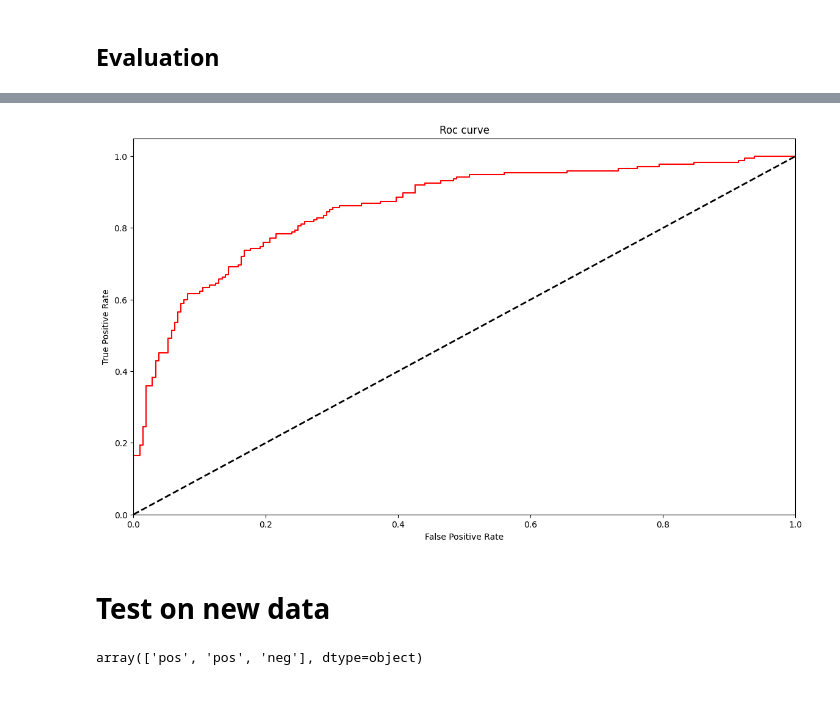
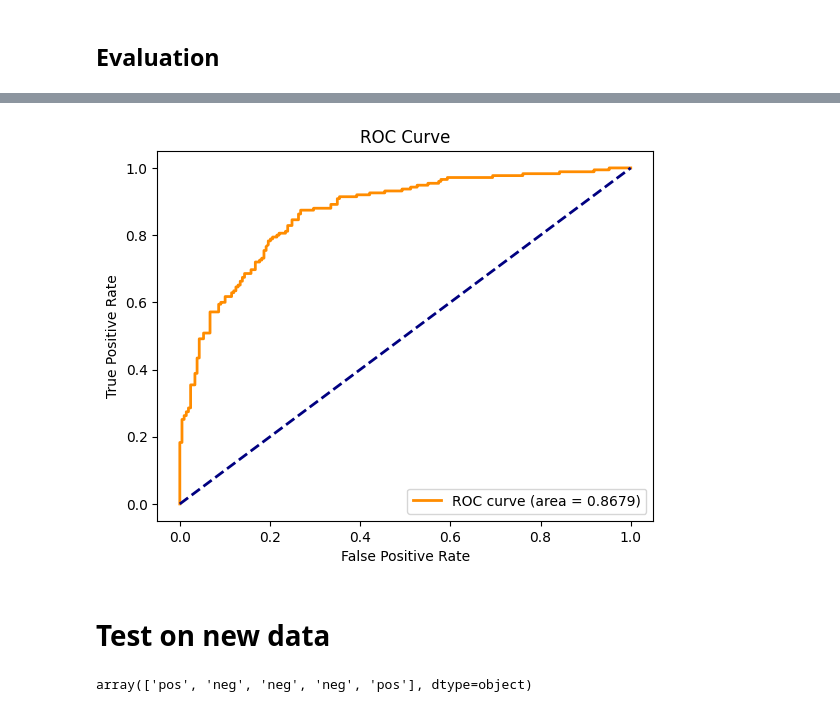
Before and after one commit to suryaadi44/svm-sentiment-analysis, a Jupyter notebook: sentiment.ipynb, the cells around one changed output, grey strips where cells are left out. Drawn from its saved outputs; the diff is of its cells as text; code cells hidden in the pictures.

Commit message:
fix preprocessing step

```diff
--- a/sentiment.ipynb
+++ b/sentiment.ipynb
@@ -123,9 +98,8 @@ def remove_stopwords(tweet):
 # %%
 # Stemming using Sastrawi
-from Sastrawi.Stemmer.StemmerFactory import StemmerFactory
-factory = StemmerFactory()
+stemmerFactory = StemmerFactory()
 
-stemmer = factory.create_stemmer()
+stemmer = stemmerFactory.create_stemmer()
 
 def stemming(tweet):
     return [stemmer.stem(word) for word in tweet]
@@ -148,0 +106,12 @@ vectorizer = TfidfVectorizer(
+# %%
+# Apply all preprocessing step except Vectorization
+def preprocess(tweet):
+    tweet = regexOperation(tweet)
+    tweet = tokenize(tweet)
+    tweet = remove_stopwords(tweet)
+    tweet = stemming(tweet)
+    tweet = ' '.join(tweet)
+    return tweet
+
+df['tweet'] = df['tweet'].apply(preprocess)
+df.head()
@@ -159,16 +141,16 @@ le = LabelEncoder()
 y_train_encoded = le.fit_transform(y_train)
 y_test_encoded = le.transform(y_test)
 # %%
-kfolds = StratifiedKFold(n_splits=5, shuffle=True, random_state=1)
+# K-Fold Cross Validation for Hyperparameter Tuning
+kfolds = StratifiedKFold(n_splits=10, shuffle=True, random_state=1)
 # %%
 # Train SVM model
 np.random.seed(1)
 
-pipeline_svm = make_pipeline(vectorizer,
-                            SVC(probability=True, kernel="linear", class_weight="balanced"))
+pipeline_svm = make_pipeline(vectorizer, SVC(probability=True, kernel="linear", class_weight="balanced"))
 
 grid_svm = GridSearchCV(pipeline_svm,
-                    param_grid = {'svc__C': [0.01, 0.1, 1]},
+                    param_grid = {'svc__C': [0.01, 0.1, 1], 'svc__gamma': [1,0.1,0.01,0.001],'svc__kernel': ['rbf', 'poly', 'sigmoid']},
                     cv = kfolds,
                     scoring="roc_auc",
                     verbose=1,
@@ -210,25 +206,29 @@ def get_roc_curve(model, X, y):
 roc_svm = get_roc_curve(grid_svm.best_estimator_, x_test, y_test_encoded)
 # %%
 fpr, tpr = roc_svm
-plt.figure(figsize=(14,8))
-plt.plot(fpr, tpr, color="red")
-plt.plot([0, 1], [0, 1], color='black', lw=2, linestyle='--')
-plt.xlim([0.0, 1.0])
-plt.ylim([0.0, 1.05])
+roc_auc = auc(fpr, tpr)
+
+# Plot ROC Curve
+plt.figure()
+plt.plot(fpr, tpr, color='darkorange', lw=2, label='ROC curve (area = %0.4f)' % roc_auc)
+plt.plot([0, 1], [0, 1], color='navy', lw=2, linestyle='--')
 plt.xlabel('False Positive Rate')
 plt.ylabel('True Positive Rate')
-plt.title('Roc curve')
+plt.title('ROC Curve')
+plt.legend(loc='lower right')
 plt.show()
 # %% [output]
-[figure, old version]
+[figure, new version]
 # %% [markdown]
 # Test on new data
 # %%
 new_tweets = [
     'seharusnya masyarakat tidak perlu khawatir dengan adanya lockdown',
-    'pemerintah harus segera menangani covid-19 dengan baik',
+    'pemerintah harusnya segera menangani covid-19 dengan baik',
     'lockdown tidak akan menyelesaikan masalah covid-19',
+    'masker saja cukup untuk mencegah covid-19, pemerintah terlalu berlebihan sampai lockdown',
+    'pemerintah tidak perlu lockdown, cukup dengan mengatur protokol kesehatan yang ketat',
 ]
-le.inverse_transform(grid_svm.predict(new_tweets))
+le.inverse_transform(grid_svm.best_estimator_.predict([preprocess(tweet) for tweet in new_tweets]))
 # %% [output]
-array(['pos', 'pos', 'neg'], dtype=object)
+array(['pos', 'neg', 'neg', 'neg', 'pos'], dtype=object)
```
Also changed, not shown: parts of 15 cells of this notebook.
